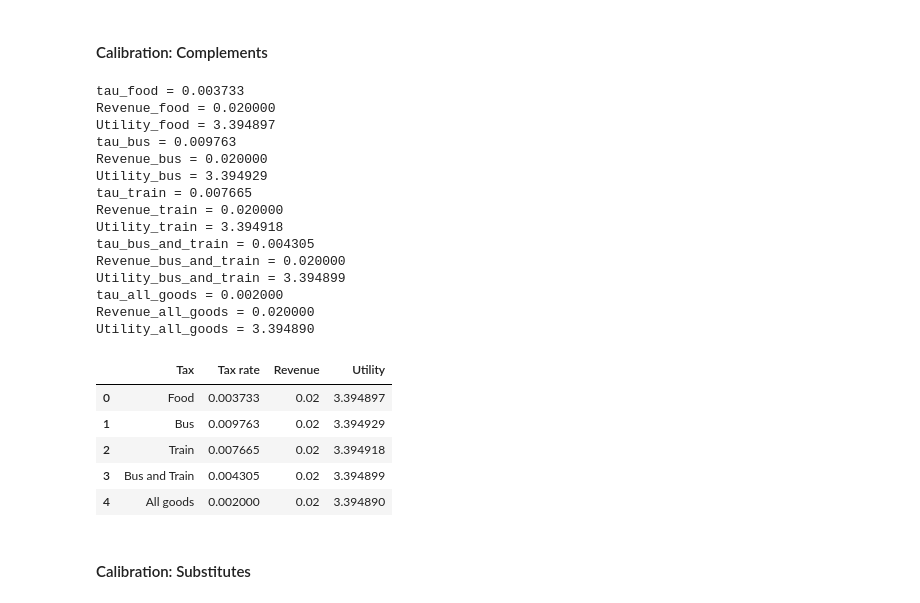
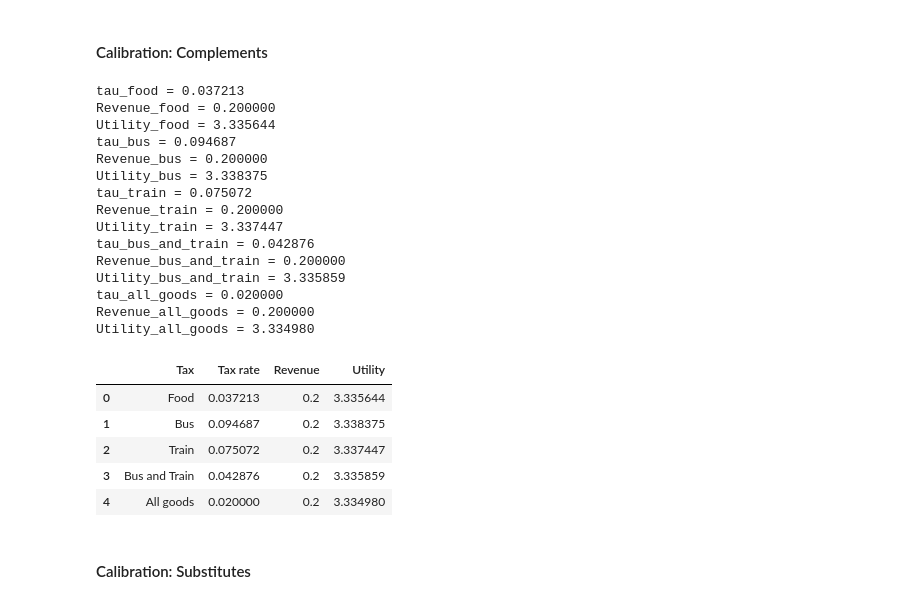
Before and after one commit to mnielsenkaplan-byte/ProgEcon4, a Jupyter notebook: Model Project/Model Project.ipynb, the cells around one changed output. Cells and saved outputs as stored; diff of their text form; code cells hidden in the pictures.

Commit message:
changed R_target=0.02 to R_target=0.2

```diff
--- a/Model Project/Model Project.ipynb
+++ b/Model Project/Model Project.ipynb
@@ -960,7 +960,7 @@ import pandas as pd
 
 gov = GovernmentClass()
 
-R_target = 0.02
+R_target = 0.2
 
 #Food
 tau_food = gov.find_tax_rate(
@@ -1038,53 +1038,53 @@ data = {
         "All goods"
     ],
     "Tax rate": [
         tau_food,
         tau_bus,
         tau_train,
         tau_bus_and_train,
         tau_all_goods
     ],
     "Revenue": [
         R_food,
         R_bus,
         R_train,
         R_bus_and_train,
         R_all_goods
     ],
     "Utility": [
         u_food,
         u_bus,
         u_train,
         u_bus_and_train,
         u_all_goods
     ]
 }
 
 df = pd.DataFrame(data)
 
 df
 # %% [output]
-tau_food = 0.003733
-Revenue_food = 0.020000
-Utility_food = 3.394897
-tau_bus = 0.009763
-Revenue_bus = 0.020000
-Utility_bus = 3.394929
-tau_train = 0.007665
-Revenue_train = 0.020000
-Utility_train = 3.394918
-tau_bus_and_train = 0.004305
-Revenue_bus_and_train = 0.020000
-Utility_bus_and_train = 3.394899
-tau_all_goods = 0.002000
-Revenue_all_goods = 0.020000
-Utility_all_goods = 3.394890
+tau_food = 0.037213
+Revenue_food = 0.200000
+Utility_food = 3.335644
+tau_bus = 0.094687
+Revenue_bus = 0.200000
+Utility_bus = 3.338375
+tau_train = 0.075072
+Revenue_train = 0.200000
+Utility_train = 3.337447
+tau_bus_and_train = 0.042876
+Revenue_bus_and_train = 0.200000
+Utility_bus_and_train = 3.335859
+tau_all_goods = 0.020000
+Revenue_all_goods = 0.200000
+Utility_all_goods = 3.334980
 |  | Tax | Tax rate | Revenue | Utility |
-| 0 | Food | 0.003733 | 0.02 | 3.394897 |
-| 1 | Bus | 0.009763 | 0.02 | 3.394929 |
-| 2 | Train | 0.007665 | 0.02 | 3.394918 |
-| 3 | Bus and Train | 0.004305 | 0.02 | 3.394899 |
-| 4 | All goods | 0.002000 | 0.02 | 3.394890 |
+| 0 | Food | 0.037213 | 0.2 | 3.335644 |
+| 1 | Bus | 0.094687 | 0.2 | 3.338375 |
+| 2 | Train | 0.075072 | 0.2 | 3.337447 |
+| 3 | Bus and Train | 0.042876 | 0.2 | 3.335859 |
+| 4 | All goods | 0.020000 | 0.2 | 3.334980 |
 # %% [markdown]
 #### Calibration: Substitutes
 # %%
```
Also changed, not shown: parts of 7 cells of this notebook.
